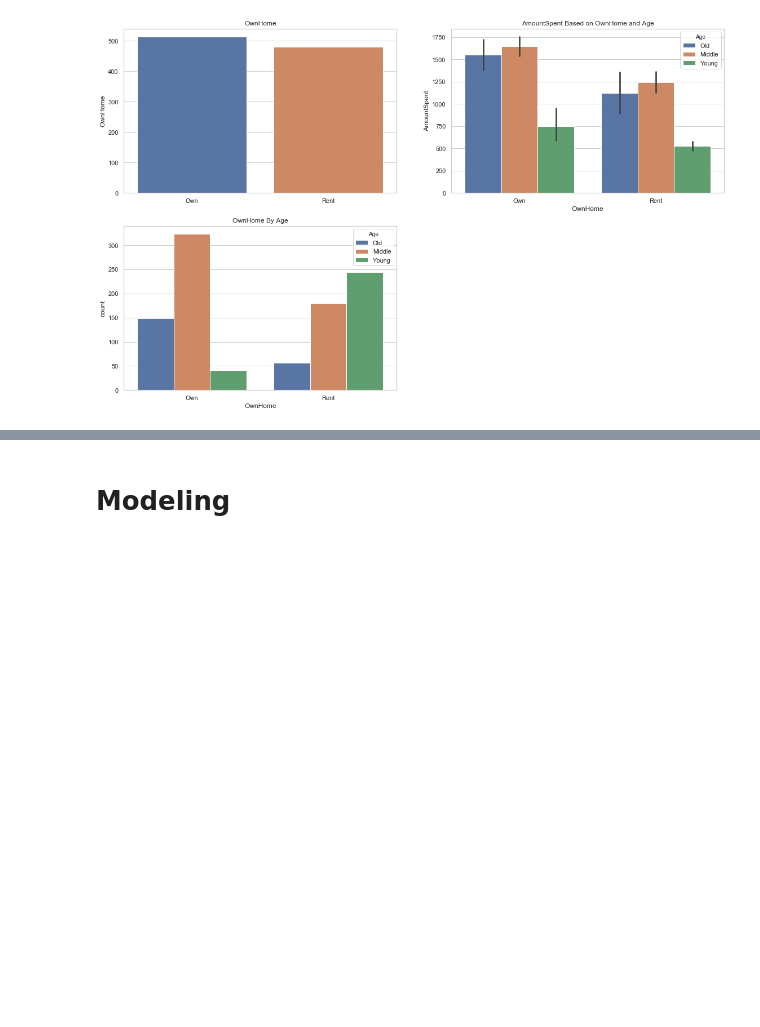
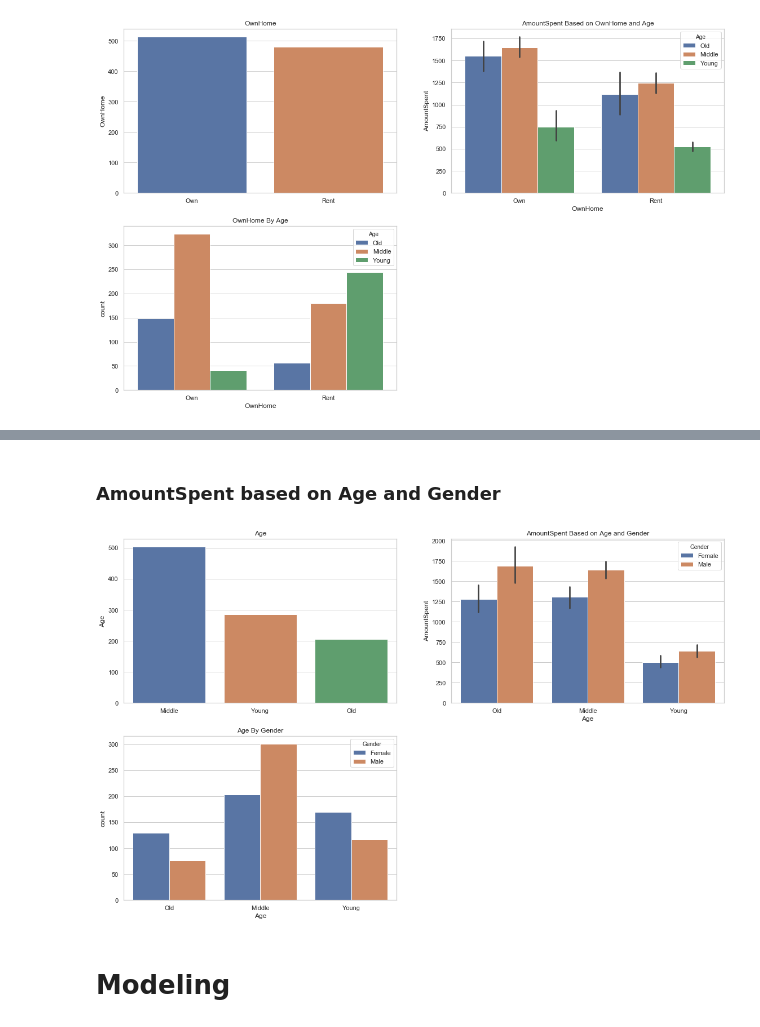
Before and after one commit to PradanaIndra/FinalProject, a Jupyter notebook: FinalProject_Pradana.ipynb, the cells around one changed output, grey strips where cells are left out. Drawn from its saved outputs; the diff is of its cells as text; code cells hidden in the pictures; blank space fills up the shorter version.

```diff
--- a/FinalProject_Pradana.ipynb
+++ b/FinalProject_Pradana.ipynb
@@ -426,3 +458,25 @@ plt.tight_layout(pad=2, h_pad=3, w_pad=1, rect=(3,100,10,3))
+# %% [markdown]
+### AmountSpent based on Age and Gender
+# %%
+a = plt.figure( figsize = (17,17))
+
+plt.subplot(3, 2, 1)
+chart = sns.barplot(x=df_c['Age'].value_counts().index, y=df_c['Age'].value_counts())
+chart.set_xticklabels(chart.get_xticklabels(), rotation=0)
+plt.title('Age')
+
+plt.subplot(3, 2, 2)
+box = sns.barplot(x='Age',y='AmountSpent', hue= 'Gender', data=df)
+box.set_xticklabels(box.get_xticklabels(), rotation=0)
+plt.title('AmountSpent Based on Age and Gender')
+
+plt.subplot(3, 2, 3)
+sns.countplot('Age', data = df, hue = 'Gender')
+plt.title('Age By Gender')
+
+plt.tight_layout(pad=2, h_pad=3, w_pad=1, rect=(3,100,10,3))
+# %% [output]
+[figure, added]
 # %% [markdown]
 # Modeling
 # %%
```
Also changed, not shown: parts of 36 cells of this notebook.
